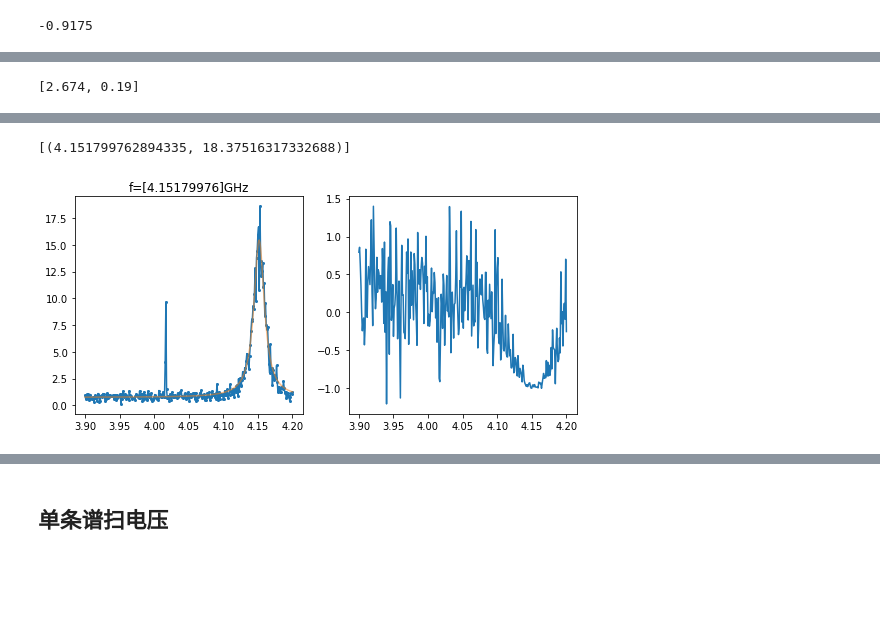
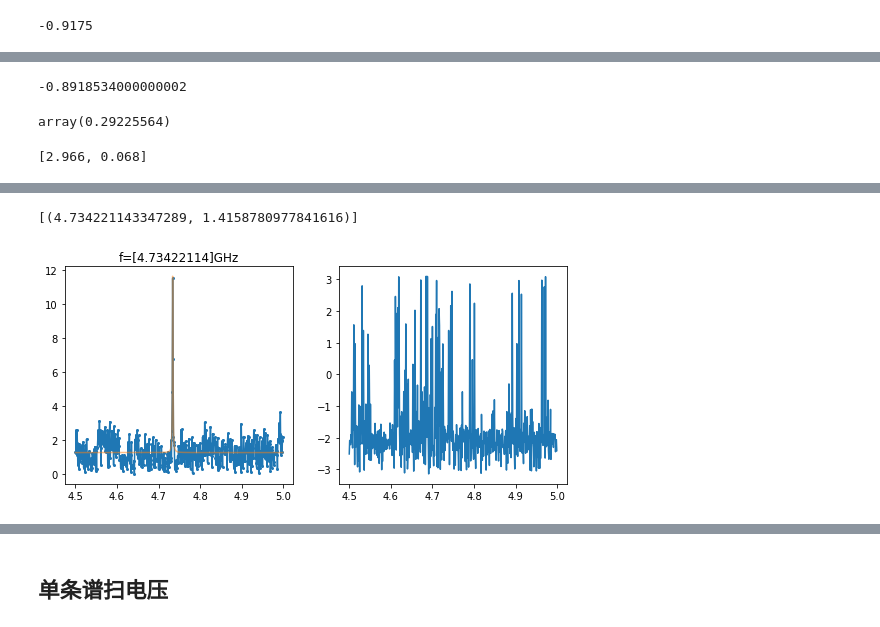
Before and after one commit to zhaoshoukuan/-ipynb, a Jupyter notebook: qw20_population.ipynb, the cells around one changed output, grey strips where cells are left out. Saved outputs shown, nothing was run; the diff lists cells and outputs as text; code cells hidden in the pictures; blank space fills up the shorter version.

```diff
--- a/qw20_population.ipynb
+++ b/qw20_population.ipynb
@@ -545,7 +576,9 @@ for i in bits:
 # %%
 bits = [q1,q2,q3,q4,q5,q6,q7,q8,q9,q10]
 current = np.linspace(-2,2,21)
-measure.readamp = 0.6
+measure.readamp = [0.03]*10
+measure.ringup = [150]*10
+measure.ringupamp = [0.1]*10
 # await measure.attinst['com8'].set_att(25)
 for i in bits:
     tag = i.q_name
@@ -637,2 +641,7 @@ q7.inst
+# %%
+for i in range(10):
+    measure.qubits[f'q{i+1}'].readvolt = 0
+# %%
+q1.zCali = None
 # %%
 q3.replace(envelopename=['hanning',2],nwave=1,readamp=0.25,amp=1,shift=0e-9,phase=0,phaseDiff=0,timing={'z>xy':0e-9,'read>xy':0e-9},zCali=None)
@@ -638,0 +652,12 @@ q3.replace(envelopename=['hanning',2],nwave=1,readamp=0.25,amp=1,shift=0e-9,phas
+# %%
+q = q7
+
+xvar = sy.Symbol('x',real=True)
+func,voffset, vperiod, ejs, ec, d = q.specfuncz
+v = np.linspace(-vperiod/2,vperiod/2,50001) + voffset
+y = sy.lambdify(xvar,func,'numpy')
+f_target = y(voffset-vperiod/10)*1e9
+fshift = f_target - q.f_ex
+bias = dt.biasshift(q.specfuncz,q.f_ex/1e9,fshift/1e9)
+q7.readvolt = bias
+print(bias,f_target/1e9,fshift/1e9)
@@ -639,4 +681,14 @@ q3.replace(envelopename=['hanning',2],nwave=1,readamp=0.25,amp=1,shift=0e-9,phas
+# %%
+q = q1
+fc = 4.85
+dt.vTophi(q.specfuncz,q.T_bias,fc)
+# %% [output]
+-0.8918534000000002
+# %%
+dt.biasshift(q5.specfuncz,5.3464,-0.2965,'higher')
+# %% [output]
+array(0.29225564)
 # %%
-q4.T_bias
+q10.T_bias
 # %% [output]
-[2.674, 0.19]
+[2.966, 0.068]
@@ -668,33 +735,35 @@ mrw.concurrence(task)
 # await cww.couldRun(measure.awg[q_target.inst['z_awg']])
 # %%
 # tag, freq = q_target.q_name, np.arange(-200,201,1)*1e6+round(f_com,3)*1e9
-freq = np.arange(3.9,4.2,0.001)*1e9
-await psg_trans.setValue('Power',20)
+freq = np.arange(4.5,5,0.001)*1e9
+await psg_trans.setValue('Power',5)
 # await measure.attinst['com9'].set_att(30)
 # await cw.modulation_ex(q_target,measure)
 await mrw.jpa_switch(measure,'ON')
 job = Job(mrw.singlespec, (q_target,measure,freq,True,measure.f_lo,True), tags=(measure.qubitToread), max=len(freq))
 f_ss, s_ss = await job.done()
 state = await cww.QueryInst(measure)
 index = np.abs(s_ss).argmax(axis=0)
-x,y,z,band= f_ss/1e9, s_ss,[],[]
+x,y,z,band, peak= f_ss/1e9, s_ss,[],[], []
+f_rabi = np.array([x[:,i][j] for i, j in enumerate(index)])
 for i in range(np.shape(s_ss)[1]):
-    try:
-        a,b,c,d,e = op.Lorentz_Fit().fitLorentz(x[:,i],np.abs(y[:,i]))
-        z.append(a/(1.0+c*(x[:,i]-b)**2)+d)
-        band.append((b,e))
-    except:
-        pass
+    res, e = op.Lorentz_Fit().fitLorentz(x[:,i],np.abs(y[:,i]))
+    index, prominences, widths = op.RowToRipe().findPeaks(np.abs(y[:,i]))
+    a,b,c,d = res.x
+    z.append(a/(1.0+c*(x[:,i]-b)**2)+d)
+    band.append((b,e))
+    peak.append([x[:,i][index],np.abs(y[:,i])[index]])
 z = np.array(z).T
-f_rabi = np.array([x[:,i][j] for i, j in enumerate(index)])
+
 fig, axes = plt.subplots(ncols=2,nrows=1,figsize=(9,4))
 axes[0].plot(x,np.abs(y),'-o',markersize=2)
 axes[0].plot(x,z,alpha=0.5)
+# axes[0].plot(np.array(peak)[:,0],np.array(peak)[:,1],'-o',alpha=0.5)
 axes[0].set_title(f'f={np.array(band)[:,0]}GHz')
 print(band)
 axes[1].plot(x,np.angle(y))
 plt.show()
 # %% [output]
 [interactive output not drawn]
-[(4.151799762894335, 18.37516317332688)]
+[(4.734221143347289, 1.4158780977841616)]
-[figure, old version]
+[figure, new version]
```
Also changed, not shown: parts of 126 cells of this notebook, 1 other file.
